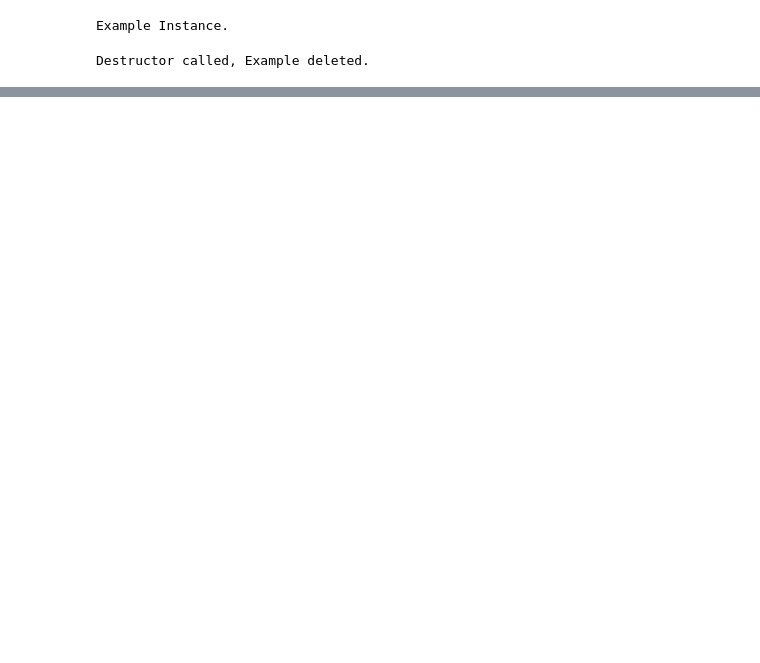
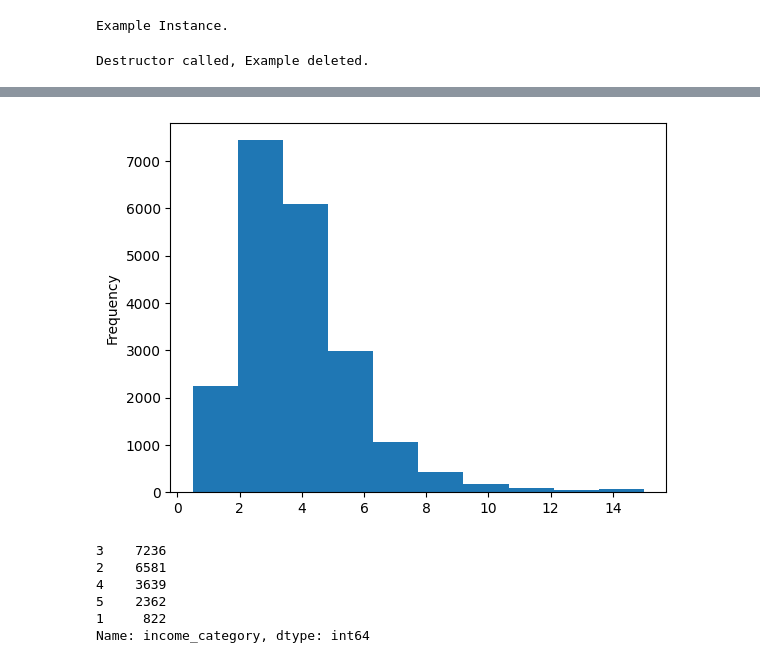
Before and after one commit to avr2002/End_to_End_ML_Project, a Jupyter notebook: notebook/example2.ipynb, the cells around one changed output, grey strips where cells are left out. Cells and saved outputs as stored; diff of their text form; code cells hidden in the pictures; blank space fills up the shorter version.

```diff
--- a/notebook/example2.ipynb
+++ b/notebook/example2.ipynb
@@ -57,3 +43,6 @@ Example Instance.
 del obj
 # %% [output]
 Destructor called, Example deleted.
+# %%
+housing_data_frame = pd.read_csv(r"C:\Users\Amit Vikram Raj\#FSDS_iNeuron\03.Machine Learning\End_to_End_ML_Project\housing\artifact\data_ingestion\2022-09-19-16-03-41\raw_data\housing.csv")
+housing_data_frame
@@ -59,0 +63,4 @@ Destructor called, Example deleted.
+# %%
+housing_data_frame["median_income"].plot(kind="hist");
+# %% [output]
+[figure, added]
@@ -59,0 +71,9 @@ Destructor called, Example deleted.
+# %%
+housing_data_frame["income_category"].value_counts()
+# %% [output]
+3    7236
+2    6581
+4    3639
+5    2362
+1     822
+Name: income_category, dtype: int64
```
Also changed, not shown: parts of 19 cells of this notebook, 2 other files.
